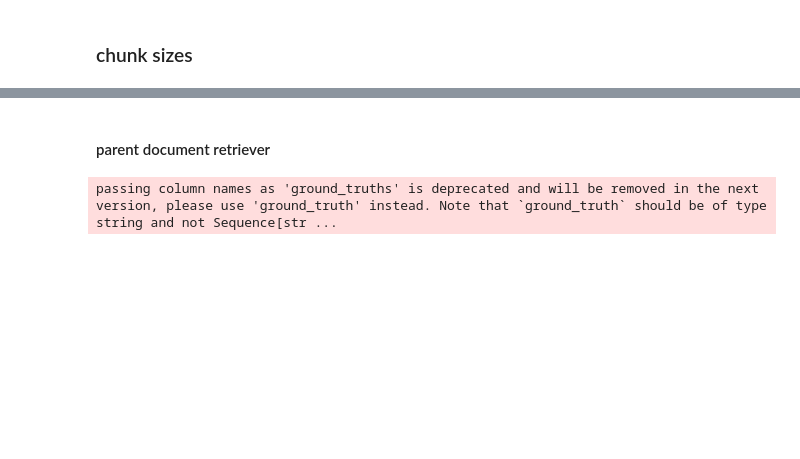
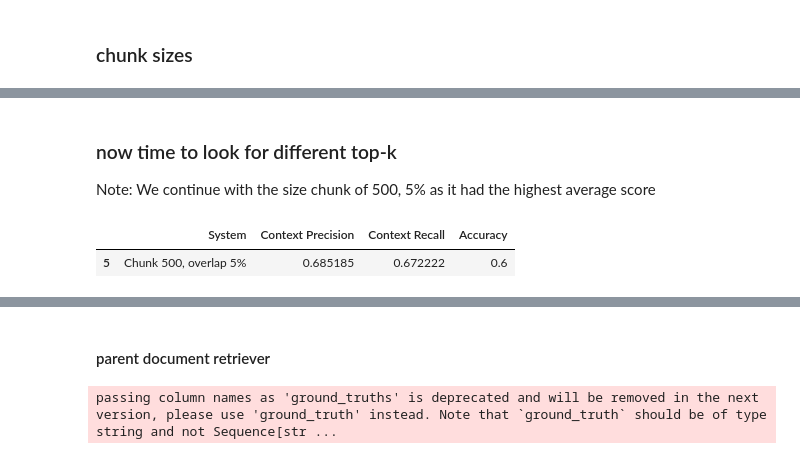
Before and after one commit to misslapina123/thesis-rag, a Jupyter notebook: errors/errors_news.ipynb, the cells around one changed output, grey strips where cells are left out. Cells and saved outputs as stored; diff of their text form; code cells hidden in the pictures; blank space fills up the shorter version.

```diff
--- a/errors/errors_news.ipynb
+++ b/errors/errors_news.ipynb
@@ -607,0 +321,30 @@ AVG accuracy 0.1
+# %%
+chunk_sizes = [500, 1000, 2000, 3000]
+overlap_percentages = [0, 5, 10, 15, 20]
+
+for chunk_size in chunk_sizes:
+    for overlap_percentage in overlap_percentages:
+        # Calculate overlap based on percentage
+        chunk_overlap = int(chunk_size * overlap_percentage / 100)
+
+        # Create text splitter
+        # text_splitter = RecursiveCharacterTextSplitter.from_tiktoken_encoder(chunk_size=chunk_size, chunk_overlap=chunk_overlap)
+
+        # # Split documents
+        # chunks = text_splitter.split_documents(documents)
+
+        # Print number of chunks
+        print(f"Chunk size {chunk_size}, overlap {overlap_percentage}%")
+
+        # Create Chroma database
+        # db = Chroma.from_documents(chunks, embeddings_client, persist_directory=f"../news/vectordb-edit/chunking_{chunk_size}_{overlap_percentage}")
+        db = Chroma(persist_directory = f"../news/vectordb-edit/chunking_{chunk_size}_{overlap_percentage}", embedding_function=embeddings_client)
+        db.persist()
+
+        # Create retriever
+        retriever = db.as_retriever()
+
+        # Run and evaluate
+        result,results_df = run_and_evaluate(f"Chunk {chunk_size}, overlap {overlap_percentage}%", retriever, prompt, llm, results_df)
+        print(f"CHUNK SIZE {chunk_size}, {overlap_percentage}% overlap:")
+        print(result)
@@ -607,0 +450,10 @@ AVG accuracy 0.1
+# %% [markdown]
+### now time to look for different top-k
+
+Note: We continue with the size chunk of 500, 5% as it had the highest average score
+# %%
+highest = results_df.nlargest(1, "Accuracy")
+highest
+# %% [output]
+|  | System | Context Precision | Context Recall | Accuracy |
+| 5 | Chunk 500, overlap 5% | 0.685185 | 0.672222 | 0.6 |
```
Also changed, not shown: parts of 81 cells of this notebook, 4 other files.
